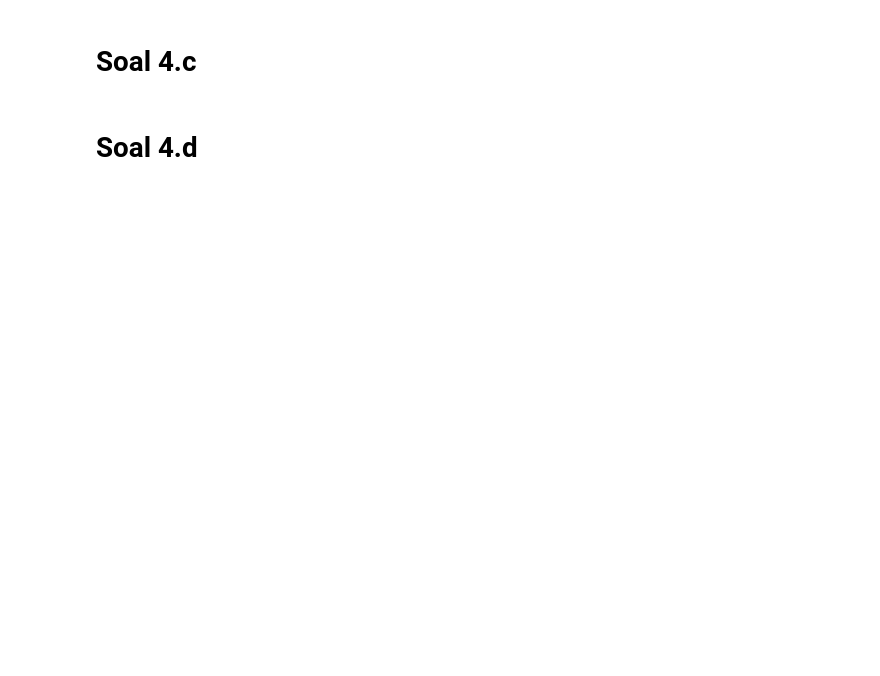
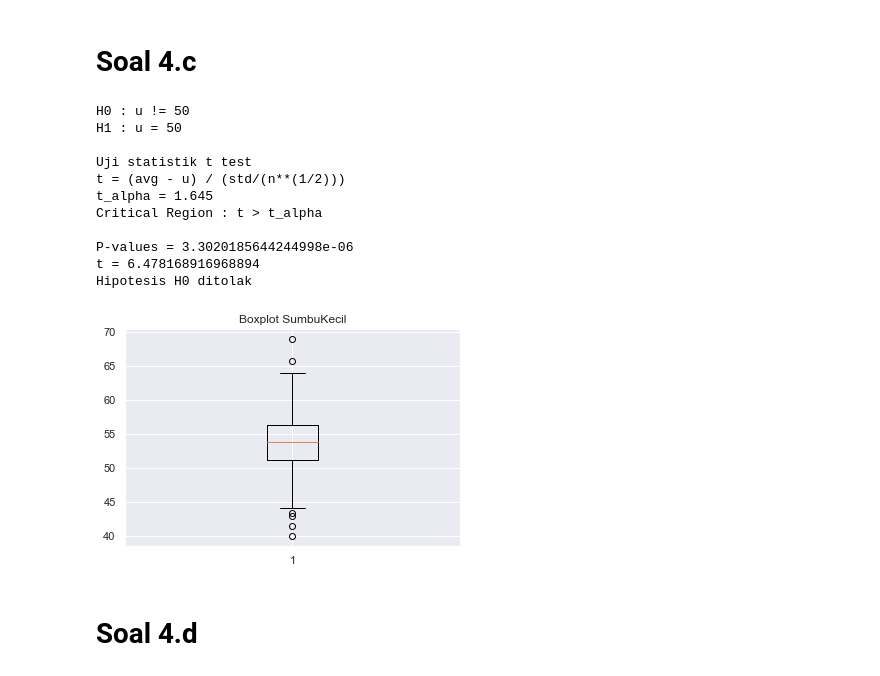
Before and after one commit to karlsenab7/Tubes_Probstat, a Jupyter notebook: src/main.ipynb, the cells around one changed output. Cells and saved outputs as stored; diff of their text form; code cells hidden in the pictures; blank space fills up the shorter version.

```diff
--- a/src/main.ipynb
+++ b/src/main.ipynb
@@ -135,28 +240,49 @@ print("P-values = " + str(pval))
 # Soal 4.c
 # %%
 u = 50
-z_alpha = 1.729
+t_alpha = 1.729
 dataSK = data.head(20)
 avg = dataSK["SumbuKecil"].mean()
 std = dataSK["SumbuKecil"].std()
 n = len(dataSK.index)
-z = (avg - u) / (std/(n**(1/2)))
-print("Z = " + str(z))
+t = (avg - u) / (std/(n**(1/2)))
 
-if(z > z_alpha):
+stat, pval = ttest_1samp(dataSK["SumbuKecil"], 50)
+
+showTest(
+    "H0 : u != 50",
+    "H1 : u = 50",
+    "t test",
+    "t = (avg - u) / (std/(n**(1/2)))",
+    "t_alpha = 1.645",
+    "t > t_alpha",
+    "", pval
+)
+print("t =", t)
+
+if(t > t_alpha):
     print("Hipotesis H0 ditolak")
 else:
     print("Hipotesis H0 diterima")
 
 
 plt.figure()
 plt.boxplot(data["SumbuKecil"])
 plt.title("Boxplot SumbuKecil")
 plt.show()
-
-# pval = norm.sf(abs(z))
-pval = ttest_1samp(dataSK["SumbuKecil"], 50)
-print("P-values = " + str(pval.pvalue))
+# %% [output]
+H0 : u != 50
+H1 : u = 50
+
+Uji statistik t test
+t = (avg - u) / (std/(n**(1/2)))
+t_alpha = 1.645
+Critical Region : t > t_alpha
+
+P-values = 3.3020185644244998e-06
+t = 6.478168916968894
+Hipotesis H0 ditolak
+[figure, added]
 # %% [markdown]
 # Soal 4.d
 # %%
```
Also changed, not shown: parts of 16 cells of this notebook.
